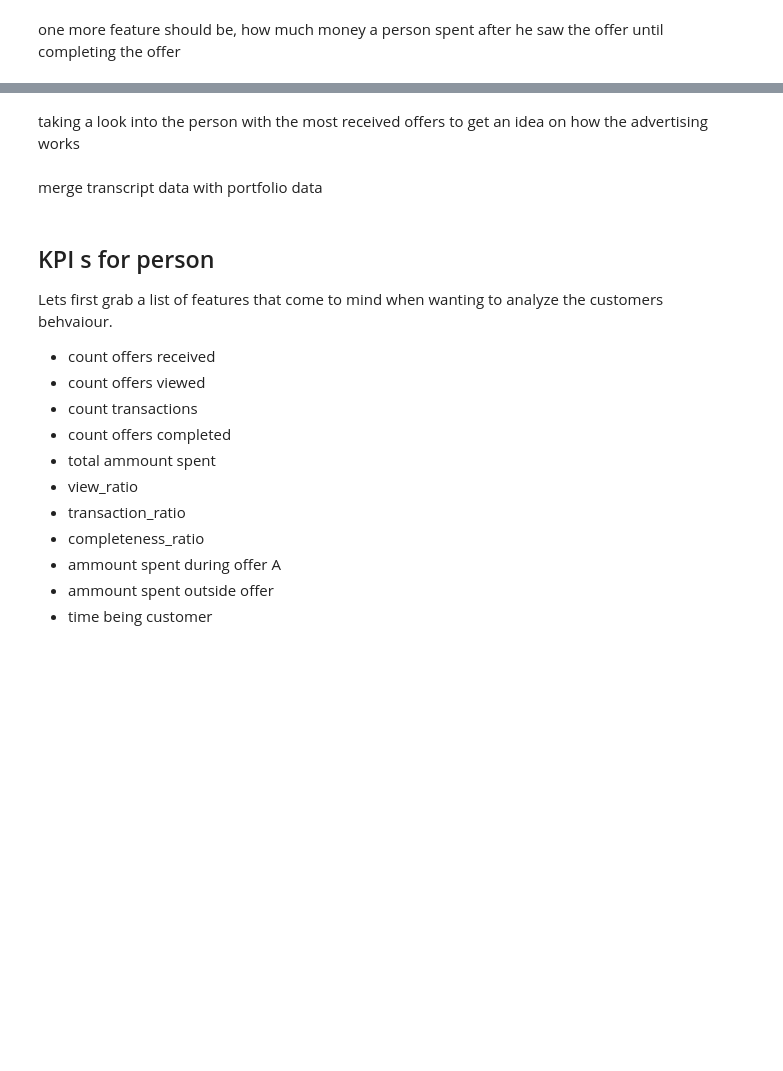
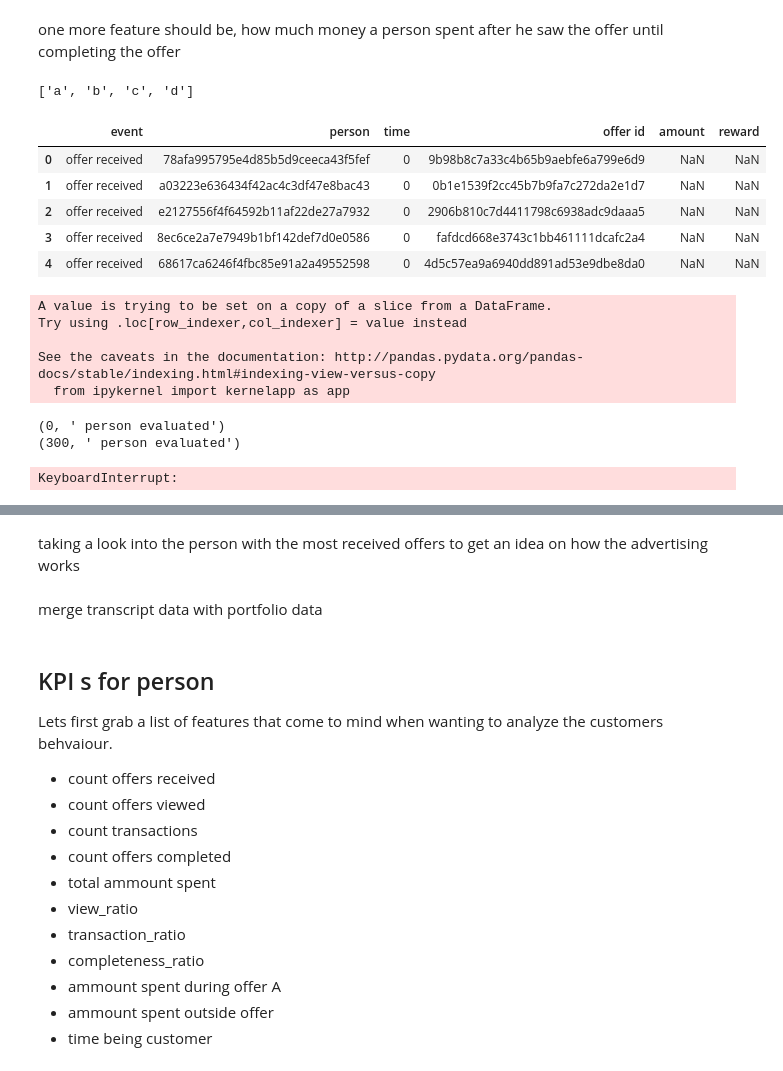
Before and after one commit to udacityML/capstone_starbucks, a Jupyter notebook: Starbucks_Capstone_notebook_app2.ipynb, the cells around one changed output, grey strips where cells are left out. Saved outputs shown, nothing was run; the diff lists cells and outputs as text; code cells hidden in the pictures; blank space fills up the shorter version.

```diff
--- a/Starbucks_Capstone_notebook_app2.ipynb
+++ b/Starbucks_Capstone_notebook_app2.ipynb
@@ -499,0 +413,17 @@ one more feature should be, how much money a person spent after he saw the offer
+# %%
+l = ['a','b','c','d','None']
+if 'None' in l : l.remove('None')
+l
+# %% [output]
+['a', 'b', 'c', 'd']
+# %%
+df = transcript[transcript['person']=='94de646f7b6041228ca7dec82adb97d2'].copy()
+df = transcript[:500]
+df.head()
+# %% [output]
+|  | event | person | time | offer id | amount | reward |
+| 0 | offer received | 78afa995795e4d85b5d9ceeca43f5fef | 0 | 9b98b8c7a33c4b65b9aebfe6a799e6d9 | NaN | NaN |
+| 1 | offer received | a03223e636434f42ac4c3df47e8bac43 | 0 | 0b1e1539f2cc45b7b9fa7c272da2e1d7 | NaN | NaN |
+| 2 | offer received | e2127556f4f64592b11af22de27a7932 | 0 | 2906b810c7d4411798c6938adc9daaa5 | NaN | NaN |
+| 3 | offer received | 8ec6ce2a7e7949b1bf142def7d0e0586 | 0 | fafdcd668e3743c1bb461111dcafc2a4 | NaN | NaN |
+| 4 | offer received | 68617ca6246f4fbc85e91a2a49552598 | 0 | 4d5c57ea9a6940dd891ad53e9dbe8da0 | NaN | NaN |
@@ -499,0 +435,11 @@ one more feature should be, how much money a person spent after he saw the offer
+# %%
+%%time
+for trange in sub_group_ranges:
+    df[str(trange)] = df.apply(lambda x: filter_time_range(x,trange),axis=1)
+dfg=df.groupby(['person']).sum()
+# %% [output]
+A value is trying to be set on a copy of a slice from a DataFrame.
+Try using .loc[row_indexer,col_indexer] = value instead
+
+See the caveats in the documentation: http://pandas.pydata.org/pandas-docs/stable/indexing.html#indexing-view-versus-copy
+  from ipykernel import kernelapp as app
@@ -499,0 +467,32 @@ one more feature should be, how much money a person spent after he saw the offer
+# %%
+%%time
+person_list =list(transcript.groupby('person').count().sort_values('event', ascending=False).index)[13075:]
+person_money_spent = []
+person_money_spent_per_offer=[]
+for i, person in enumerate(person_list):
+    df_offer = pd.DataFrame()
+    if i%300==0:
+        print(i,' person evaluated')
+    offer_list = [str(x) for x in list(transcript[transcript['person']==person]['offer id'].unique())]
+    if 'None' in offer_list : offer_list.remove('None')
+    person_money_spent_per_offer=[]
+    for offer_id in offer_list:
+        df = transcript.loc[transcript['person']==person].copy()
+        sample = customer_offers.loc[(customer_offers['person']==person) & (customer_offers['offer id']==offer_id)]
+        sub_group_ranges = list(zip(sample['time viewed'], sample['time completed']))
+        for trange in sub_group_ranges:
+            df[str(trange)] = df.apply(lambda x: filter_time_range(x,trange),axis=1)
+        dfg_per_offer=df.groupby(['person']).sum()
+        sub_result = pd.concat([dfg_per_offer.iloc[:,:3],dfg_per_offer.iloc[:,3:].sum(axis=1)],axis=1)
+        sub_result['offer id'] = offer_id
+        person_money_spent_per_offer.append(sub_result)
+       # print(len(person_money_spent_per_offer))
+    df_person_money_spent_per_offer = pd.concat(person_money_spent_per_offer,axis=0)
+    person_money_spent.append(df_person_money_spent_per_offer)
+df_person_money_spent = pd.concat(person_money_spent,axis=0)
+
+df_person_money_spent.to_pickle('df_person_money_spent.pkl')
+# %% [output]
+(0, ' person evaluated')
+(300, ' person evaluated')
+KeyboardInterrupt:
```
Also changed, not shown: parts of 23 cells of this notebook, 1 other file.
